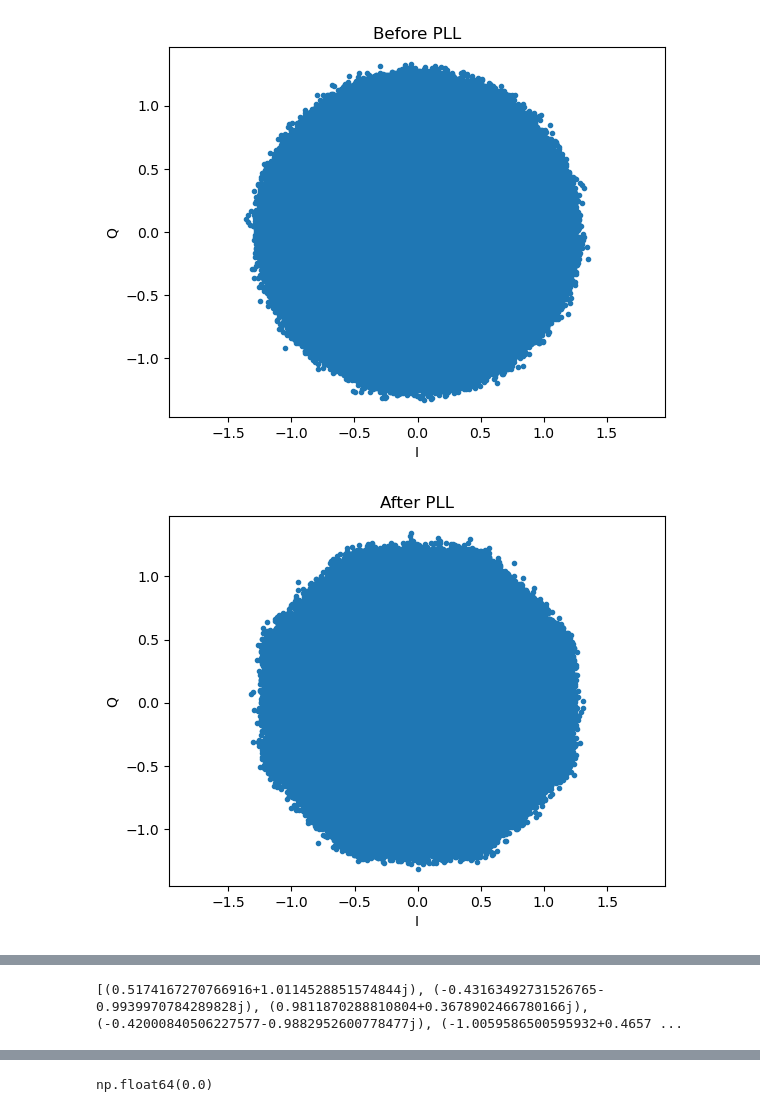
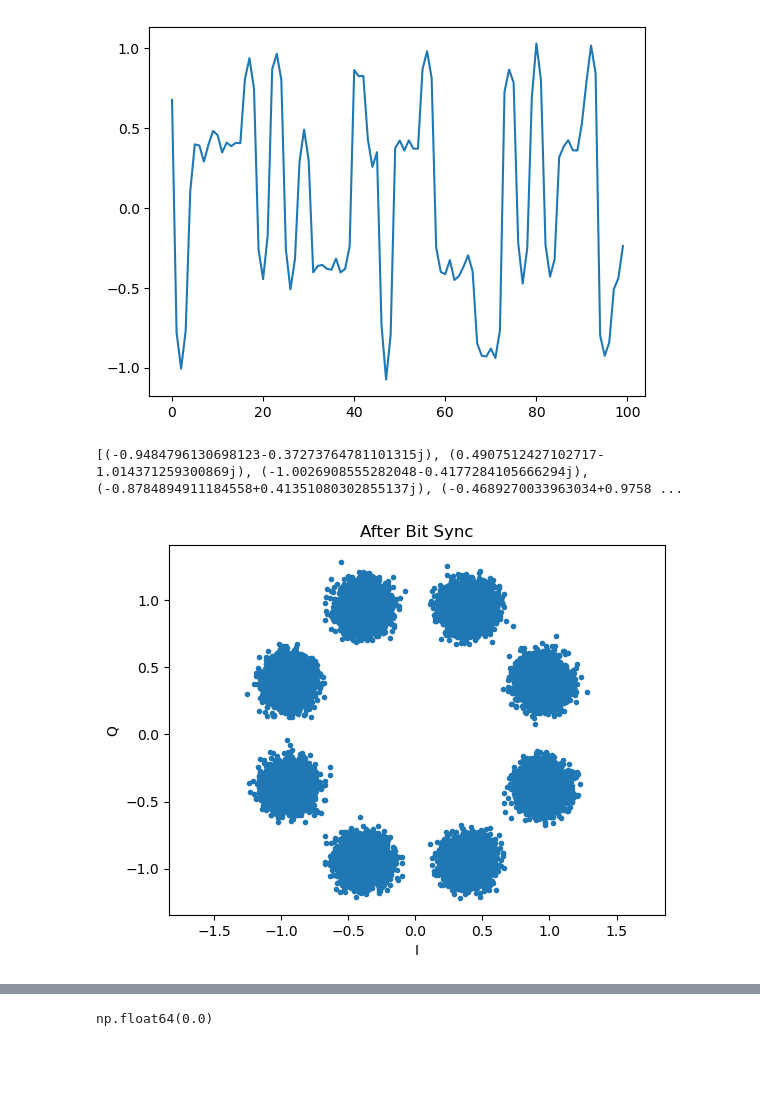
Before and after one commit to dasdasd12/gowin_ad9361, a Jupyter notebook: demod/调制解调.ipynb, the cells around one changed output, grey strips where cells are left out. Saved outputs shown, nothing was run; the diff lists cells and outputs as text; code cells hidden in the pictures; blank space fills up the shorter version.

```diff
--- a/demod/调制解调.ipynb
+++ b/demod/调制解调.ipynb
@@ -26,8 +416,6 @@ baseband_signal = np.array([random.randint(0, mpsk - 1) for _ in range(num_sampl
 # baseband_signal = np.array([0, 2]* (num_samples_tx // 2))  # Example: alternating 0 and 2 for simplicity
 
 
-
-
 # sampled tx signal
 t = np.arange(num_samples_tx * samples_per_bit) / freq_sampling_tx
 # repeated_baseband = baseband_signal[np.floor(t * freq_baseband).astype(int) % num_samples_tx]
@@ -36,14 +424,10 @@ repeated_baseband = np.repeat(baseband_signal, samples_per_bit)
 tx_signal = np.exp(1j * 2 * np.pi * repeated_baseband / mpsk) * np.exp(1j * 2 * np.pi * freq_delta_carrier * t)
 
 
-
-
 # 调幅
 # amp_mask = np.array([random.randint(1, 2) for _ in range(num_samples_tx * samples_per_bit)])
 # amp_mask = (amp_mask - 0.5 ) * 2
 # tx_signal = tx_signal * amp_mask
-
-
 
 
 # rx_signal = tx_signal
@@ -60,6 +444,7 @@ rx_signal = signal.resample(tx_signal, num_samples_rx * samples_per_bit, window=
 
 # Add noise
 rx_signal += (np.random.randn(len(rx_signal)) + 1j * np.random.randn(len(rx_signal))) * 0.05
+
 
 def plot_star(signal, title="Star Diagram"):
     plt.Figure(figsize=(6, 6))
@@ -162,11 +547,10 @@ class Cordic:
         return out_sample
 
 
-
 cordic = Cordic(pid=PID(Kp=0.0005, Ki=0.00001, Kd=0), dds=DDS(phase_max=2 * np.pi))
 
 
-plot_star(rx_signal, title="Before PLL")
+# plot_star(rx_signal, title="Before PLL")
 
 
 class BitSync:
@@ -193,43 +577,40 @@ class BitSync:
             return sample
 
 
-
-
-
-
 # print(rx_signal[:30])
 # rx_signal 每个值前插入up_sample_rate个0
 # up_sample_rate = 6
 # rx_signal = np.repeat(rx_signal, up_sample_rate)
 # print(rx_signal[:30])
 # rx_signal = signal.convolve(rx_signal, np.ones(up_sample_rate) / up_sample_rate, mode='same')
 
 # print(rx_signal[:30])
 
 rx_signal = np.array([cordic.step(sample) for sample in rx_signal])
 
 
-plot_star(rx_signal[int(num_samples_tx * 0.9) :], title="After PLL")
+# plot_star(rx_signal[int(num_samples_tx * 0.9) :], title="After PLL")
 
-plt.plot(cordic.delta_phase_logger)
-plt.title("Delta Phase over Time")
-plt.xlabel("Sample Index")
-plt.ylabel("Delta Phase (radians)")
-plt.show()
+# plt.plot(cordic.delta_phase_logger)
+# plt.title("Delta Phase over Time")
+# plt.xlabel("Sample Index")
+# plt.ylabel("Delta Phase (radians)")
+# plt.show()
 
 
 plt.plot(rx_signal.real[-100:], label="I")
 plt.show()
 
 
 bit_sync = BitSync(samples_per_bit=samples_per_bit)
 # print(synced_samples)
 synced_samples = [bit_sync.step(sample) for sample in rx_signal]
 # print(synced_samples[-100:])
 synced_samples = [s for s in synced_samples if s is not None]
 print(synced_samples[-100:])
 
 plot_star(synced_samples[int(len(synced_samples) * 0.9) :], title="After Bit Sync")
 # %% [output]
-[figure, old version]
+[figure, new version]
+[(-0.9484796130698123-0.37273764781101315j), (0.4907512427102717-1.014371259300869j), (-1.0026908555282048-0.4177284105666294j), (-0.8784894911184558+0.41351080302855137j), (-0.4689270033963034+0.9758 ...
-[figure, old version]
+[figure, new version]
@@ -238 +616,0 @@ plot_star(synced_samples[int(len(synced_samples) * 0.9) :], title="After Bit Syn
-[(0.5174167270766916+1.0114528851574844j), (-0.43163492731526765-0.9939970784289828j), (0.9811870288810804+0.3678902466780166j), (-0.42000840506227577-0.9882952600778477j), (-1.0059586500595932+0.4657 ...
```
Also changed, not shown: parts of 8 cells of this notebook, 17 other files.
